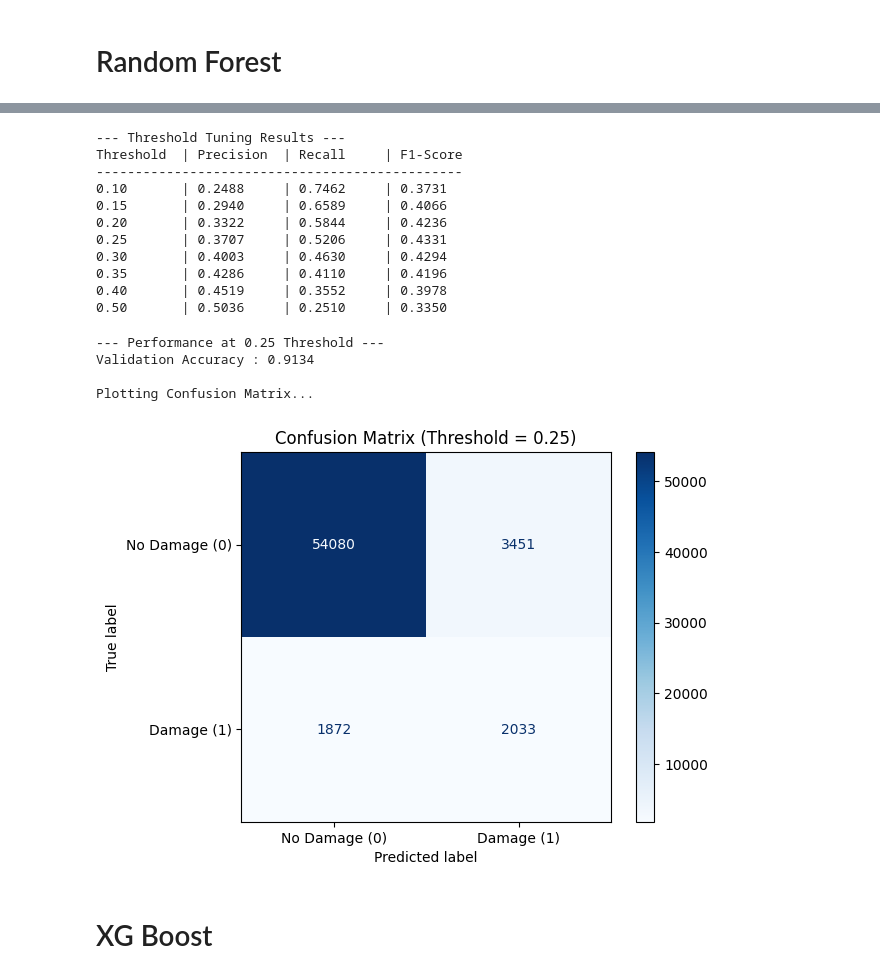
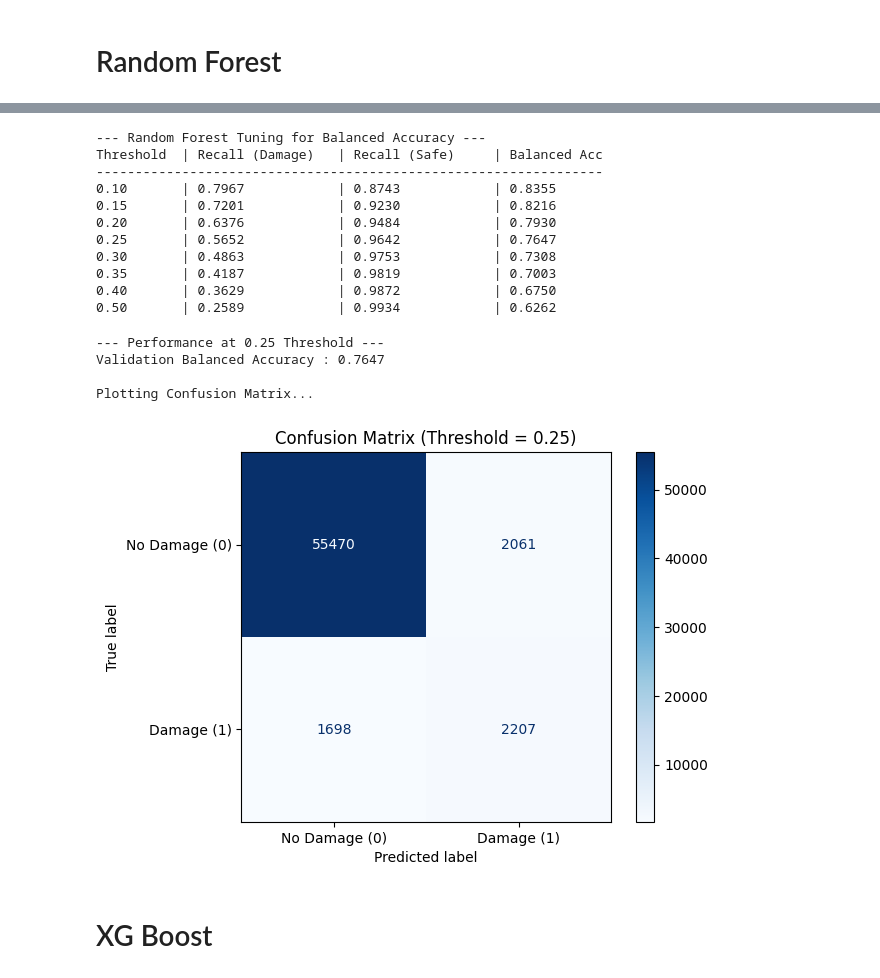
Before and after one commit to DerekTDo/CS-363M-Final-Project, a Jupyter notebook: CS-363M-Final.ipynb, the cells around one changed output, grey strips where cells are left out. Drawn from its saved outputs; the diff is of its cells as text; code cells hidden in the pictures.

```diff
--- a/CS-363M-Final.ipynb
+++ b/CS-363M-Final.ipynb
@@ -172,71 +176,75 @@ Roc_auc     : 0.8734 (+/- 0.0022)
 # %%
-from sklearn.metrics import precision_score, recall_score, f1_score
+from sklearn.metrics import balanced_accuracy_score, recall_score
 
 # 1. Get the raw probabilities of the positive class (Damage = 1)
-# predict_proba returns a 2D array: [Probability of 0, Probability of 1]
-# We only want the second column (index 1)
+# (You likely still have this in memory, but here it is just in case)
 y_probs_local = rf_model.predict_proba(X_val_local)[:, 1]
 
 # 2. Define a list of thresholds to test
-# We focus on the lower end because we know 0.50 is too strict
+# We'll stick to the lower end since Random Forest without scale_pos_weight
+# naturally outputs lower probabilities for the rare class.
 thresholds = [0.10, 0.15, 0.20, 0.25, 0.30, 0.35, 0.40, 0.50]
 
-print("--- Threshold Tuning Results ---")
-print(f"{'Threshold':<10} | {'Precision':<10} | {'Recall':<10} | {'F1-Score':<10}")
-print("-" * 47)
+print("--- Random Forest Tuning for Balanced Accuracy ---")
+print(f"{'Threshold':<10} | {'Recall (Damage)':<17} | {'Recall (Safe)':<17} | {'Balanced Acc':<15}")
+print("-" * 65)
 
 # 3. Loop through and evaluate each threshold
 for t in thresholds:
     # If the probability is greater than or equal to 't', predict 1, else 0
     y_pred_custom = (y_probs_local >= t).astype(int)
 
-    # Calculate metrics for this specific threshold
-    precision = precision_score(y_val_local, y_pred_custom, zero_division=0)
-    recall = recall_score(y_val_local, y_pred_custom, zero_division=0)
-    f1 = f1_score(y_val_local, y_pred_custom, zero_division=0)
+    # Recall for Class 1 (Damage)
+    recall_damage = recall_score(y_val_local, y_pred_custom, pos_label=1)
 
-    print(f"{t:<10.2f} | {precision:<10.4f} | {recall:<10.4f} | {f1:<10.4f}")
+    # Recall for Class 0 (Safe)
+    recall_safe = recall_score(y_val_local, y_pred_custom, pos_label=0)
+
+    # The Kaggle Evaluation Metric
+    bal_acc = balanced_accuracy_score(y_val_local, y_pred_custom)
+
+    print(f"{t:<10.2f} | {recall_damage:<17.4f} | {recall_safe:<17.4f} | {bal_acc:<15.4f}")
 # %% [output]
---- Threshold Tuning Results ---
-Threshold  | Precision  | Recall     | F1-Score
------------------------------------------------
-0.10       | 0.2488     | 0.7462     | 0.3731
-0.15       | 0.2940     | 0.6589     | 0.4066
-0.20       | 0.3322     | 0.5844     | 0.4236
-0.25       | 0.3707     | 0.5206     | 0.4331
-0.30       | 0.4003     | 0.4630     | 0.4294
-0.35       | 0.4286     | 0.4110     | 0.4196
-0.40       | 0.4519     | 0.3552     | 0.3978
-0.50       | 0.5036     | 0.2510     | 0.3350
+--- Random Forest Tuning for Balanced Accuracy ---
+Threshold  | Recall (Damage)   | Recall (Safe)     | Balanced Acc
+-----------------------------------------------------------------
+0.10       | 0.7967            | 0.8743            | 0.8355
+0.15       | 0.7201            | 0.9230            | 0.8216
+0.20       | 0.6376            | 0.9484            | 0.7930
+0.25       | 0.5652            | 0.9642            | 0.7647
+0.30       | 0.4863            | 0.9753            | 0.7308
+0.35       | 0.4187            | 0.9819            | 0.7003
+0.40       | 0.3629            | 0.9872            | 0.6750
+0.50       | 0.2589            | 0.9934            | 0.6262
 # %%
-from sklearn.metrics import accuracy_score, ConfusionMatrixDisplay
+from sklearn.metrics import balanced_accuracy_score, ConfusionMatrixDisplay
 import matplotlib.pyplot as plt
 
 # 1. Re-calculate predictions for the 0.25 threshold
 optimal_threshold = 0.25
 y_pred_optimal = (y_probs_local >= optimal_threshold).astype(int)
 
-# 2. Calculate the new Accuracy
-new_accuracy = accuracy_score(y_val_local, y_pred_optimal)
+# 2. Calculate the new Balanced Accuracy
+new_balanced_accuracy = balanced_accuracy_score(y_val_local, y_pred_optimal)
 print(f"--- Performance at {optimal_threshold} Threshold ---")
-print(f"Validation Accuracy : {new_accuracy:.4f}")
+print(f"Validation Balanced Accuracy : {new_balanced_accuracy:.4f}")
 
 # 3. Display the Confusion Matrix to see the real-world impact
 print("\nPlotting Confusion Matrix...")
 ConfusionMatrixDisplay.from_predictions(
     y_val_local,
     y_pred_optimal,
     display_labels=['No Damage (0)', 'Damage (1)'],
     cmap='Blues'
 )
 plt.title(f"Confusion Matrix (Threshold = {optimal_threshold})")
 plt.show()
 # %% [output]
 --- Performance at 0.25 Threshold ---
-Validation Accuracy : 0.9134
+Validation Balanced Accuracy : 0.7647
 
 Plotting Confusion Matrix...
-[figure, old version]
+[figure, new version]
 # %% [markdown]
 # XG Boost
 # %%
```
Also changed, not shown: parts of 8 cells of this notebook, 1 other file.
